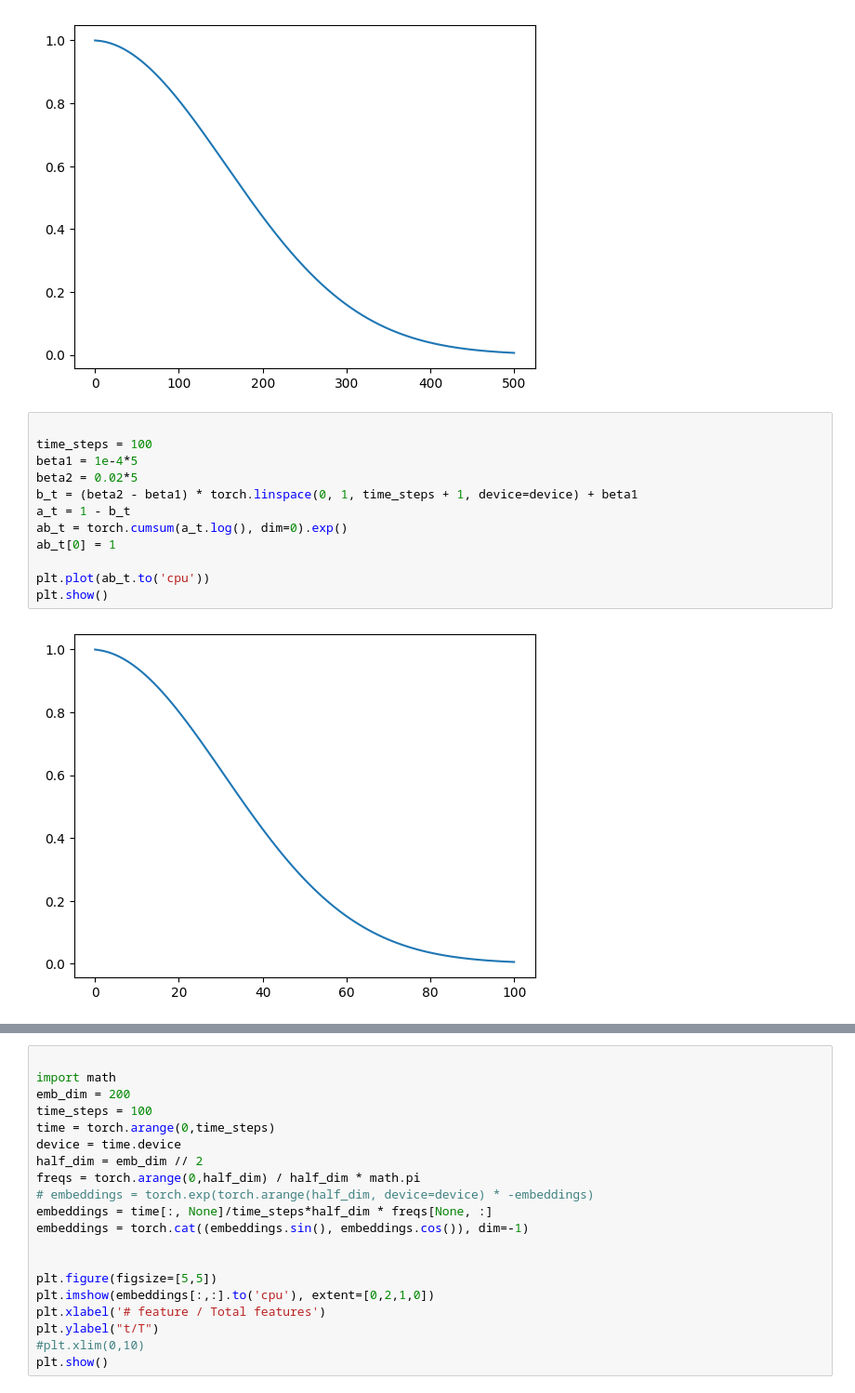
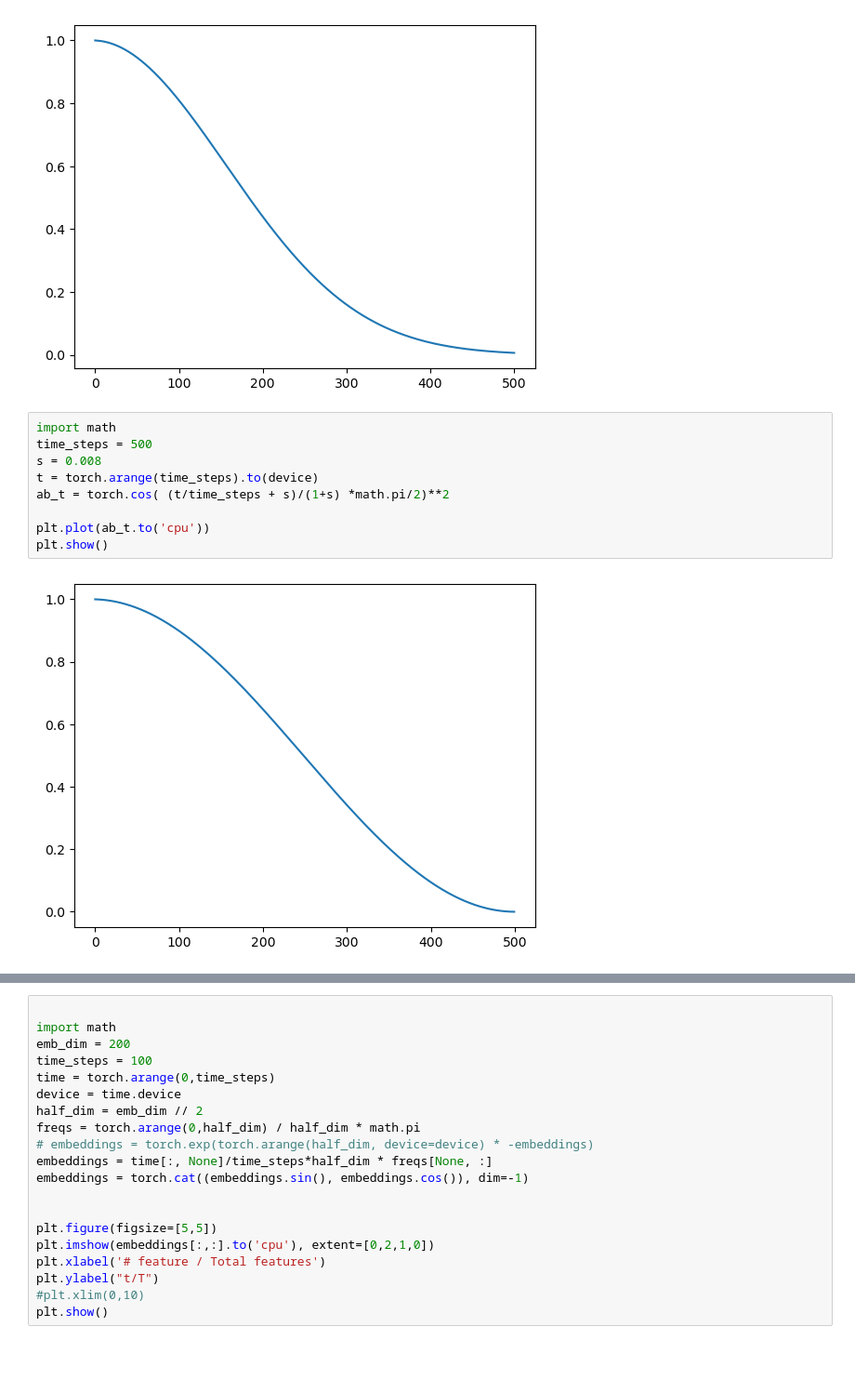
Before and after one commit to SebastianMerino/DiffusionBeamformer, a Jupyter notebook: schedule_test.ipynb, the cells around one changed output, grey strips where cells are left out. Shown at 93% size. Saved outputs shown, nothing was run; the diff lists cells and outputs as text; blank space fills up the shorter version.

```diff
--- a/schedule_test.ipynb
+++ b/schedule_test.ipynb
@@ -16,17 +18,14 @@ plt.plot(ab_t.to('cpu'))
 plt.show()
 # %% [output]
 [figure]
-# %%
-
-time_steps = 100
-beta1 = 1e-4*5
-beta2 = 0.02*5
-b_t = (beta2 - beta1) * torch.linspace(0, 1, time_steps + 1, device=device) + beta1
-a_t = 1 - b_t
-ab_t = torch.cumsum(a_t.log(), dim=0).exp()
-ab_t[0] = 1
-
-plt.plot(ab_t.to('cpu'))
-plt.show()
-# %% [output]
-[figure, removed]
+# %%
+import math
+time_steps = 500
+s = 0.008
+t = torch.arange(time_steps).to(device)
+ab_t = torch.cos( (t/time_steps + s)/(1+s) *math.pi/2)**2
+
+plt.plot(ab_t.to('cpu'))
+plt.show()
+# %% [output]
+[figure, added]
```
Also changed, not shown: parts of 6 cells of this notebook, 2 other files.
